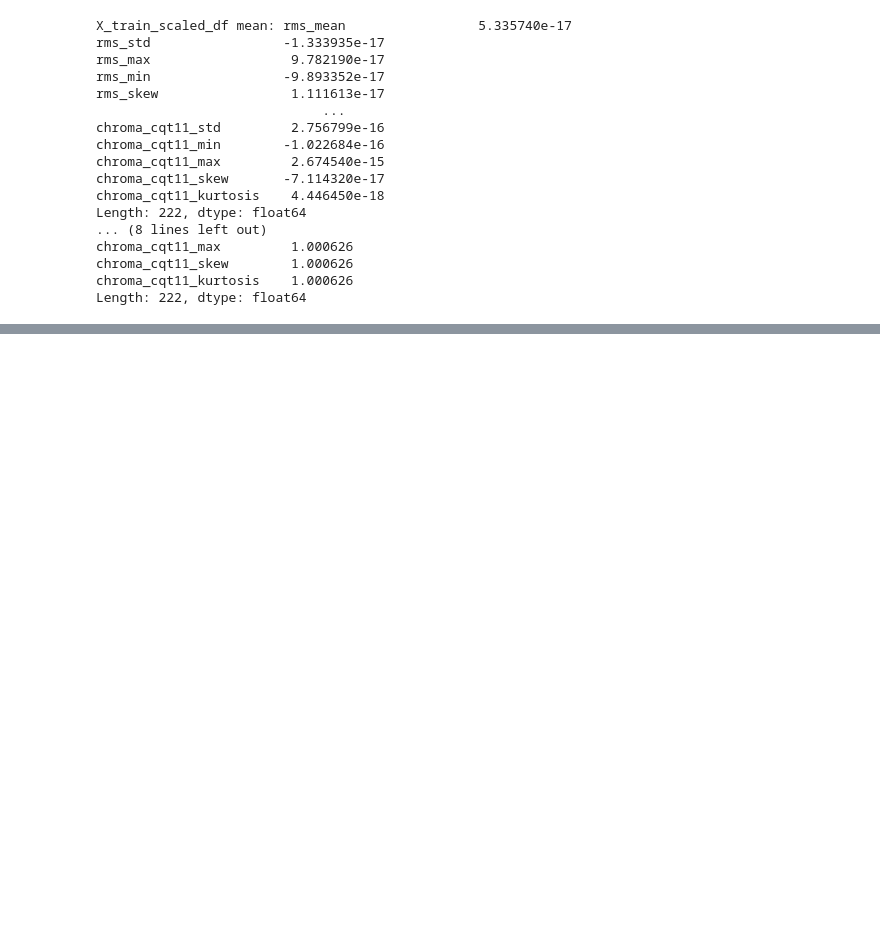
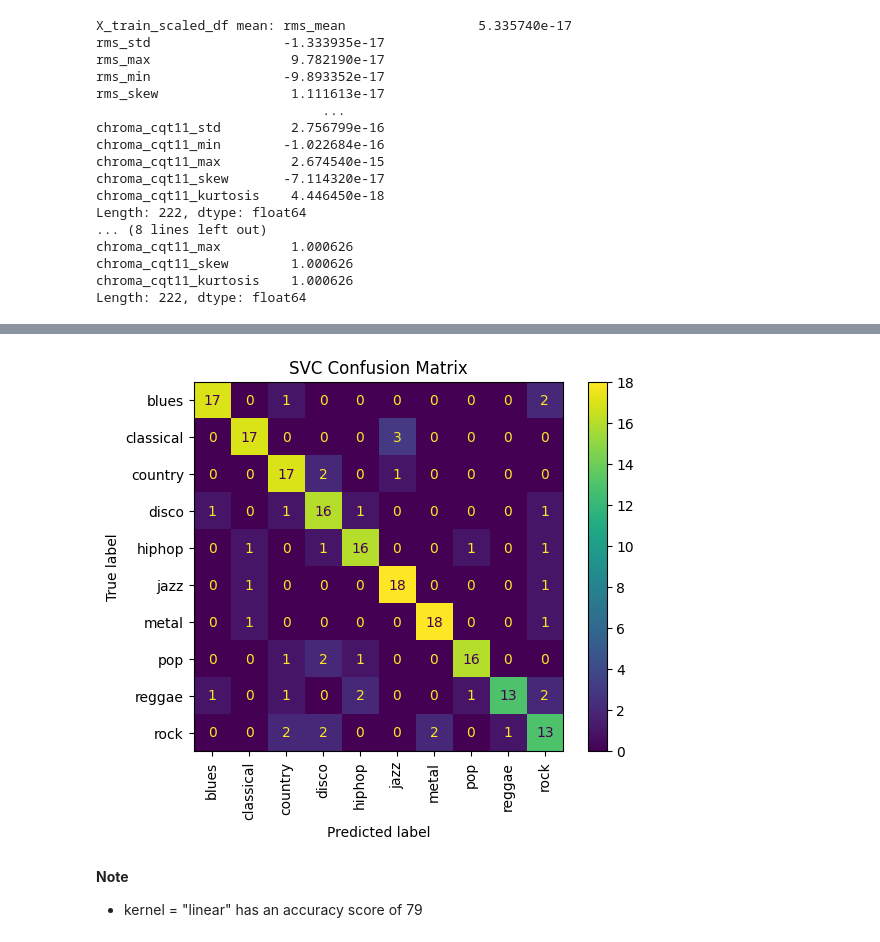
Before and after one commit to kelvin17-glitch/ML-Audio, a Jupyter notebook: eda.ipynb, the cells around one changed output, grey strips where cells are left out. Saved outputs shown, nothing was run; the diff lists cells and outputs as text; code cells hidden in the pictures; blank space fills up the shorter version.

```diff
--- a/eda.ipynb
+++ b/eda.ipynb
@@ -245,0 +341,3 @@ Length: 222, dtype: float64
+# %%
+# Make Predictions
+y_pred_svc = svc.predict(X_test_scaled)
@@ -245,0 +366,10 @@ Length: 222, dtype: float64
+# %%
+# Plot Confusion Matrix
+ConfusionMatrixDisplay.from_predictions(y_test, y_pred_svc, xticks_rotation="vertical")
+plt.title("SVC Confusion Matrix")
+plt.show()
+# %% [output]
+[figure, added]
+# %% [markdown]
+**Note**
+- kernel = "linear" has an accuracy score of 79
```
Also changed, not shown: parts of 16 cells of this notebook.
